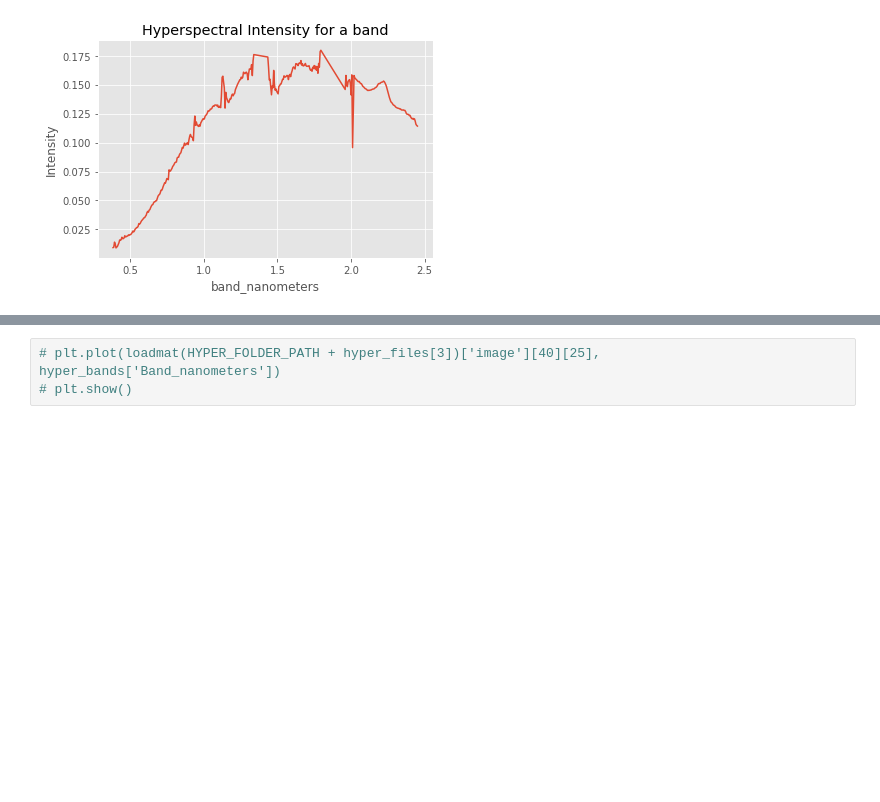
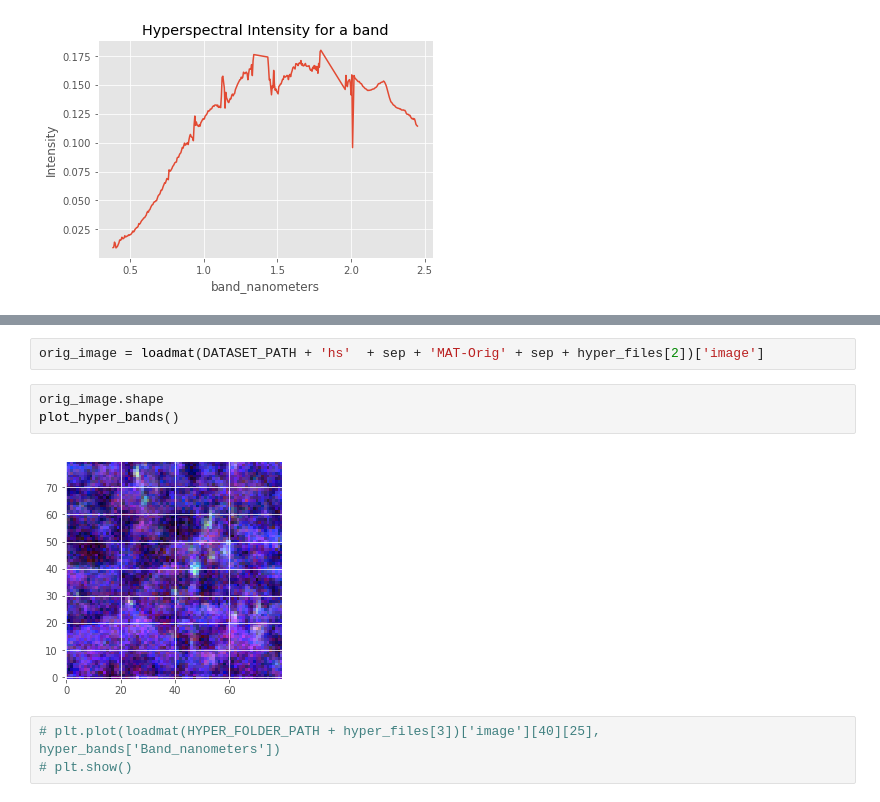
Before and after one commit to rachit-ranjan16/CrownSeg, a Jupyter notebook: Segmentation through Clustering.ipynb, the cells around one changed output, grey strips where cells are left out. Saved outputs shown, nothing was run; the diff lists cells and outputs as text; blank space fills up the shorter version.

```diff
--- a/Segmentation through Clustering.ipynb
+++ b/Segmentation through Clustering.ipynb
@@ -110,3 +106,10 @@ hyper_image.shape
+# %%
+orig_image = loadmat(DATASET_PATH + 'hs'  + sep + 'MAT-Orig' + sep + hyper_files[2])['image']
+# %%
+orig_image.shape
+plot_hyper_bands()
+# %% [output]
+[figure, added]
 # %%
 # plt.plot(loadmat(HYPER_FOLDER_PATH + hyper_files[3])['image'][40][25], hyper_bands['Band_nanometers'])
 # plt.show()
```
Also changed, not shown: parts of 20 cells of this notebook, 6 other files.
